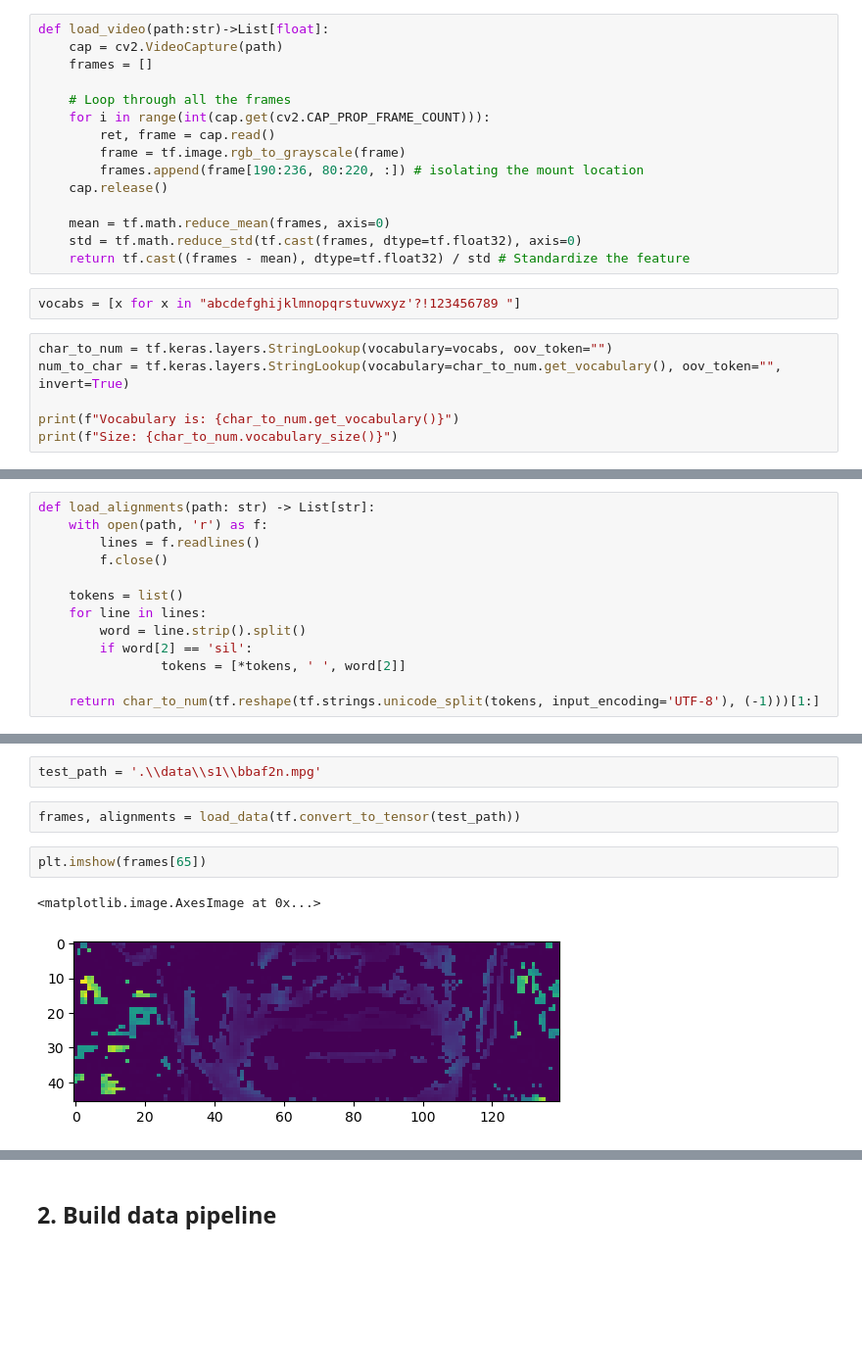
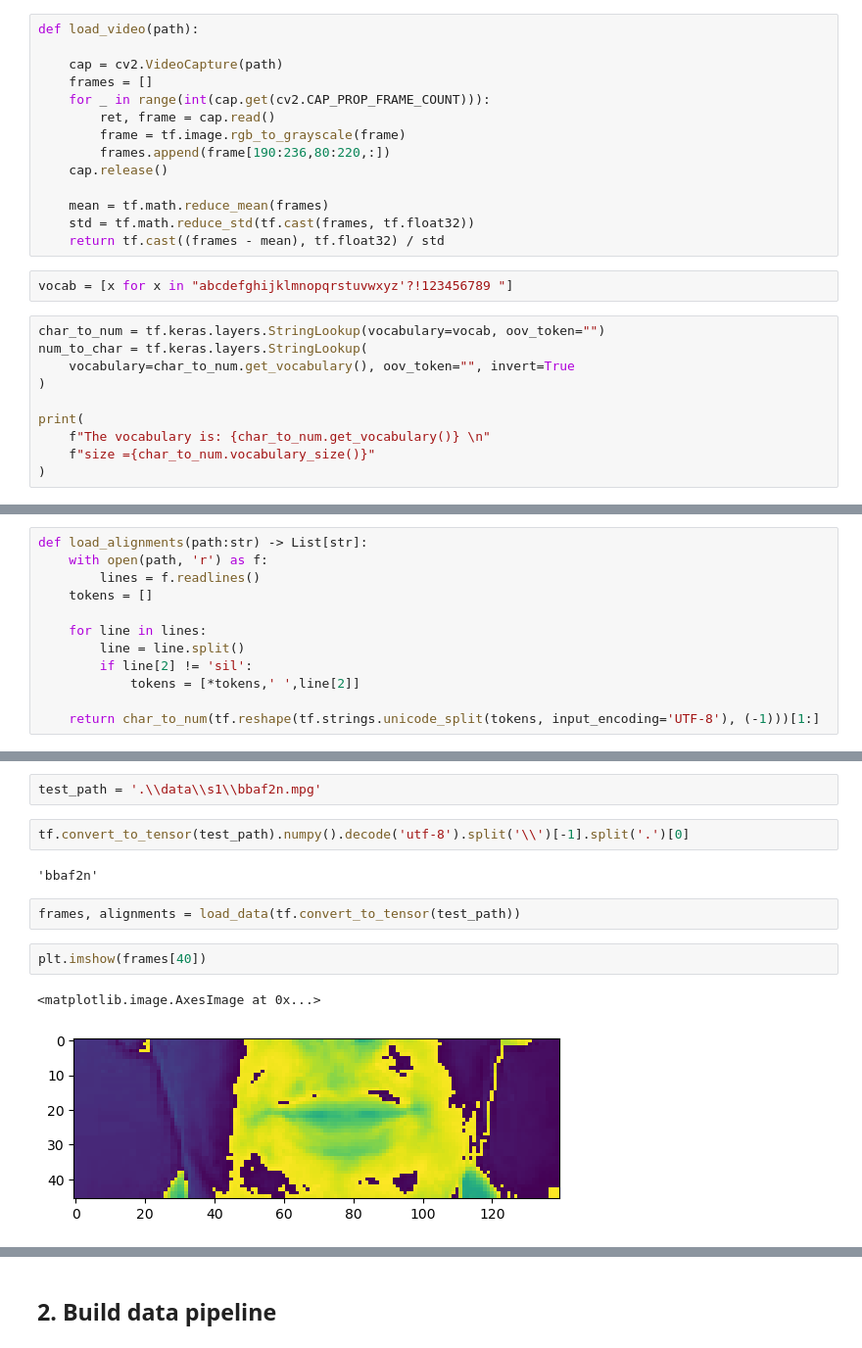
Before and after one commit to Buicongbang04/Lip-Read, a Jupyter notebook: build_lip_net.ipynb, the cells around one changed output, grey strips where cells are left out. Shown: that part at 98% size. Cells and saved outputs as stored; diff of their text form; blank space fills up the shorter version.

```diff
--- a/build_lip_net.ipynb
+++ b/build_lip_net.ipynb
@@ -38,26 +38,29 @@ import gdown
 # gdown.download(url, output, quiet=False)
 # gdown.extractall(output)
 # %%
-def load_video(path:str)->List[float]:
+def load_video(path):
+
     cap = cv2.VideoCapture(path)
     frames = []
-
-    # Loop through all the frames
-    for i in range(int(cap.get(cv2.CAP_PROP_FRAME_COUNT))):
+    for _ in range(int(cap.get(cv2.CAP_PROP_FRAME_COUNT))):
         ret, frame = cap.read()
         frame = tf.image.rgb_to_grayscale(frame)
-        frames.append(frame[190:236, 80:220, :]) # isolating the mount location
+        frames.append(frame[190:236,80:220,:])
     cap.release()
 
-    mean = tf.math.reduce_mean(frames, axis=0)
-    std = tf.math.reduce_std(tf.cast(frames, dtype=tf.float32), axis=0)
-    return tf.cast((frames - mean), dtype=tf.float32) / std # Standardize the feature
+    mean = tf.math.reduce_mean(frames)
+    std = tf.math.reduce_std(tf.cast(frames, tf.float32))
+    return tf.cast((frames - mean), tf.float32) / std
 # %%
-vocabs = [x for x in "abcdefghijklmnopqrstuvwxyz'?!123456789 "]
+vocab = [x for x in "abcdefghijklmnopqrstuvwxyz'?!123456789 "]
 # %%
-char_to_num = tf.keras.layers.StringLookup(vocabulary=vocabs, oov_token="")
-num_to_char = tf.keras.layers.StringLookup(vocabulary=char_to_num.get_vocabulary(), oov_token="", invert=True)
+char_to_num = tf.keras.layers.StringLookup(vocabulary=vocab, oov_token="")
+num_to_char = tf.keras.layers.StringLookup(
+    vocabulary=char_to_num.get_vocabulary(), oov_token="", invert=True
+)
 
-print(f"Vocabulary is: {char_to_num.get_vocabulary()}")
-print(f"Size: {char_to_num.vocabulary_size()}")
+print(
+    f"The vocabulary is: {char_to_num.get_vocabulary()} \n"
+    f"size ={char_to_num.vocabulary_size()}"
+)
 # %% [output]
@@ -66,14 +97,13 @@ Size: 40
 # %%
-def load_alignments(path: str) -> List[str]:
+def load_alignments(path:str) -> List[str]:
     with open(path, 'r') as f:
         lines = f.readlines()
-        f.close()
+    tokens = []
 
-    tokens = list()
     for line in lines:
-        word = line.strip().split()
-        if word[2] == 'sil':
-                tokens = [*tokens, ' ', word[2]]
+        line = line.split()
+        if line[2] != 'sil':
+            tokens = [*tokens,' ',line[2]]
 
     return char_to_num(tf.reshape(tf.strings.unicode_split(tokens, input_encoding='UTF-8'), (-1)))[1:]
 # %%
@@ -87,10 +118,14 @@ def load_data(path: str):
     return frames, alignments
 # %%
 test_path = '.\\data\\s1\\bbaf2n.mpg'
-# %%
-frames, alignments = load_data(tf.convert_to_tensor(test_path))
+# %%
+tf.convert_to_tensor(test_path).numpy().decode('utf-8').split('\\')[-1].split('.')[0]
+# %% [output]
+'bbaf2n'
+# %%
+frames, alignments = load_data(tf.convert_to_tensor(test_path))
 # %%
-plt.imshow(frames[65])
+plt.imshow(frames[40])
 # %% [output]
 <matplotlib.image.AxesImage at 0x...>
-[figure, old version]
+[figure, new version]
```
Also changed, not shown: parts of 34 cells of this notebook.
